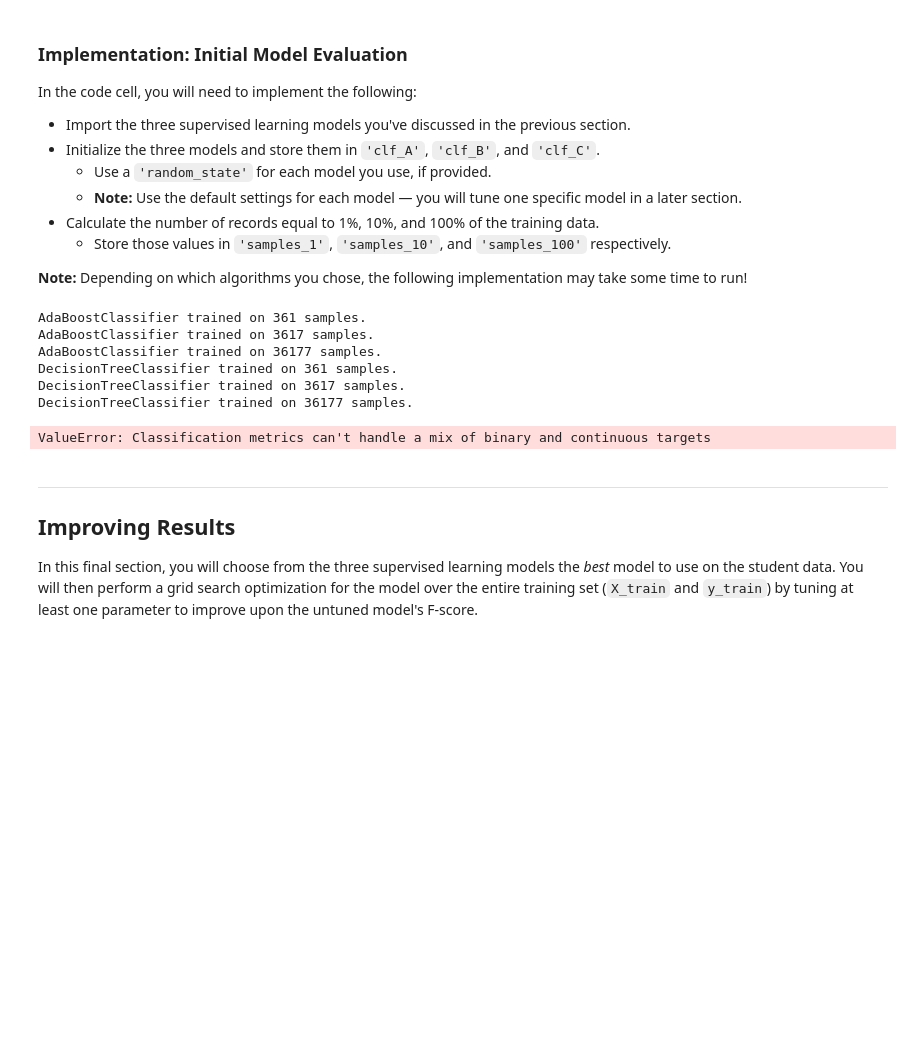
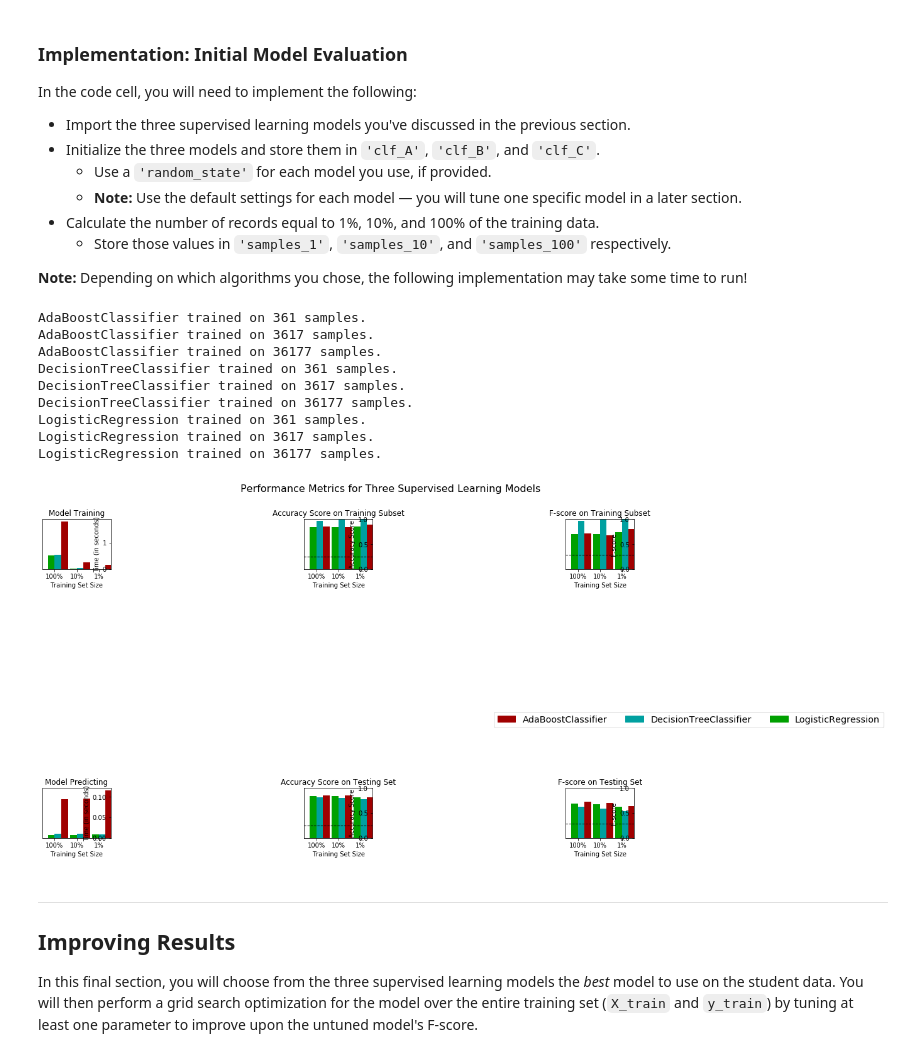
Before and after one commit to David-M-Pereira/Nanodegree_ML, a Jupyter notebook: finding_donors.ipynb, the cells around one changed output. Drawn from its saved outputs; the diff is of its cells as text; code cells hidden in the pictures; blank space fills up the shorter version.

Commit message:
Model evaluation now working
Corrected code necessary to run model evaluation

```diff
--- a/finding_donors.ipynb
+++ b/finding_donors.ipynb
@@ -378,44 +378,48 @@ In the code cell, you will need to implement the following:
 # TODO: Import the three supervised learning models from sklearn
 from sklearn.ensemble import AdaBoostClassifier
 from sklearn.tree import DecisionTreeClassifier
-from sklearn.linear_model import LinearRegression
+from sklearn.linear_model import LogisticRegression
 from sklearn.preprocessing import PolynomialFeatures
 from sklearn.linear_model import Lasso
 
 # TODO: Initialize the three models
 clf_A = AdaBoostClassifier(random_state=0)
 clf_B = DecisionTreeClassifier(random_state=0)
-clf_C = LinearRegression()
+clf_C = LogisticRegression()
 
 # TODO: Calculate the number of samples for 1%, 10%, and 100% of the training data
 # HINT: samples_100 is the entire training set i.e. len(y_train)
 # HINT: samples_10 is 10% of samples_100 (ensure to set the count of the values to be `int` and not `float`)
 # HINT: samples_1 is 1% of samples_100 (ensure to set the count of the values to be `int` and not `float`)
+samples_100 = len(y_train)
 samples_1 = int(0.01 * samples_100)
 samples_10 = int(0.1 * samples_100)
-samples_100 = len(y_train)
+
 
 
 
 # Collect results on the learners
 results = {}
 for clf in [clf_A, clf_B, clf_C]:
     clf_name = clf.__class__.__name__
     results[clf_name] = {}
     for i, samples in enumerate([samples_1, samples_10, samples_100]):
         results[clf_name][i] = \
         train_predict(clf, samples, X_train, y_train, X_test, y_test)
 
 # Run metrics visualization for the three supervised learning models chosen
 vs.evaluate(results, accuracy, fscore)
 # %% [output]
 AdaBoostClassifier trained on 361 samples.
 AdaBoostClassifier trained on 3617 samples.
 AdaBoostClassifier trained on 36177 samples.
 DecisionTreeClassifier trained on 361 samples.
 DecisionTreeClassifier trained on 3617 samples.
 DecisionTreeClassifier trained on 36177 samples.
+LogisticRegression trained on 361 samples.
+LogisticRegression trained on 3617 samples.
+LogisticRegression trained on 36177 samples.
-ValueError: Classification metrics can't handle a mix of binary and continuous targets
+[figure, added]
 # %% [markdown]
 ----
 ## Improving Results
```
